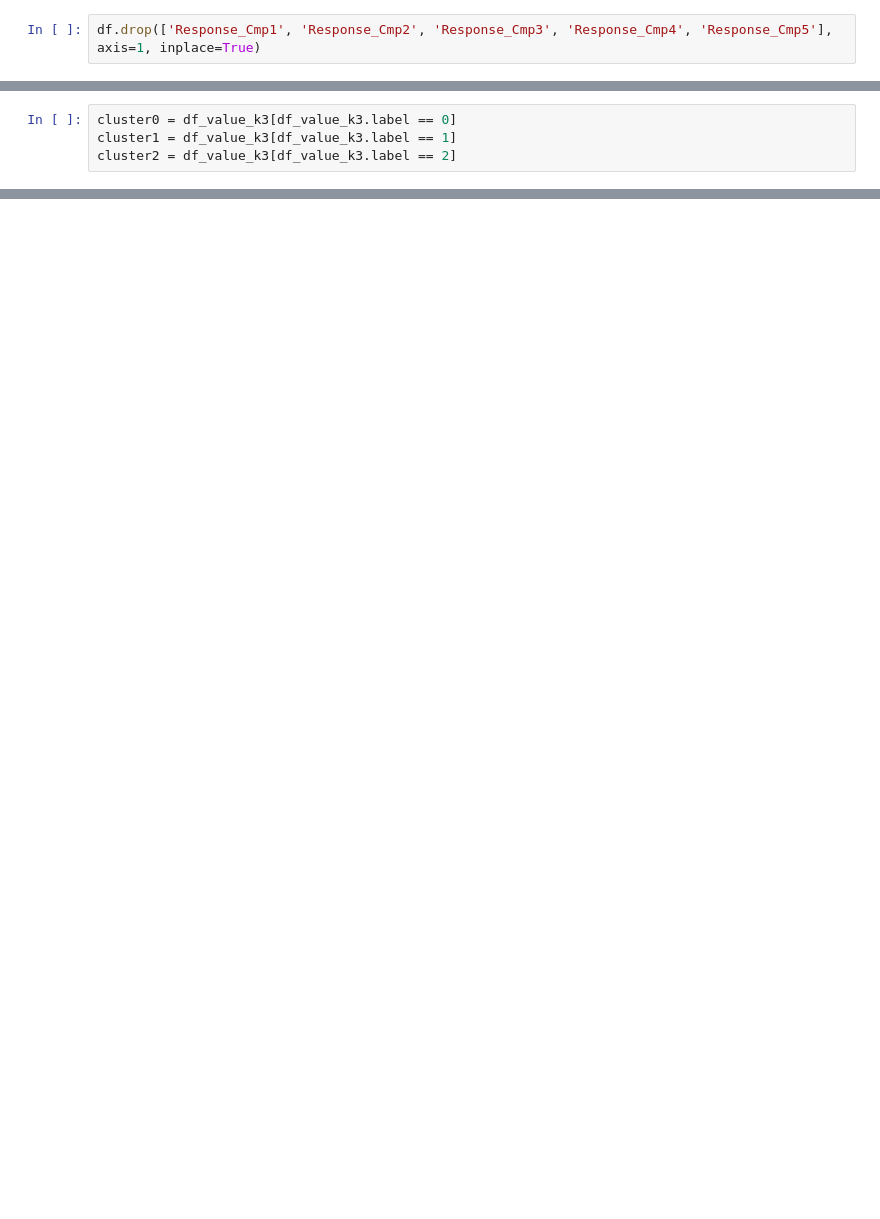
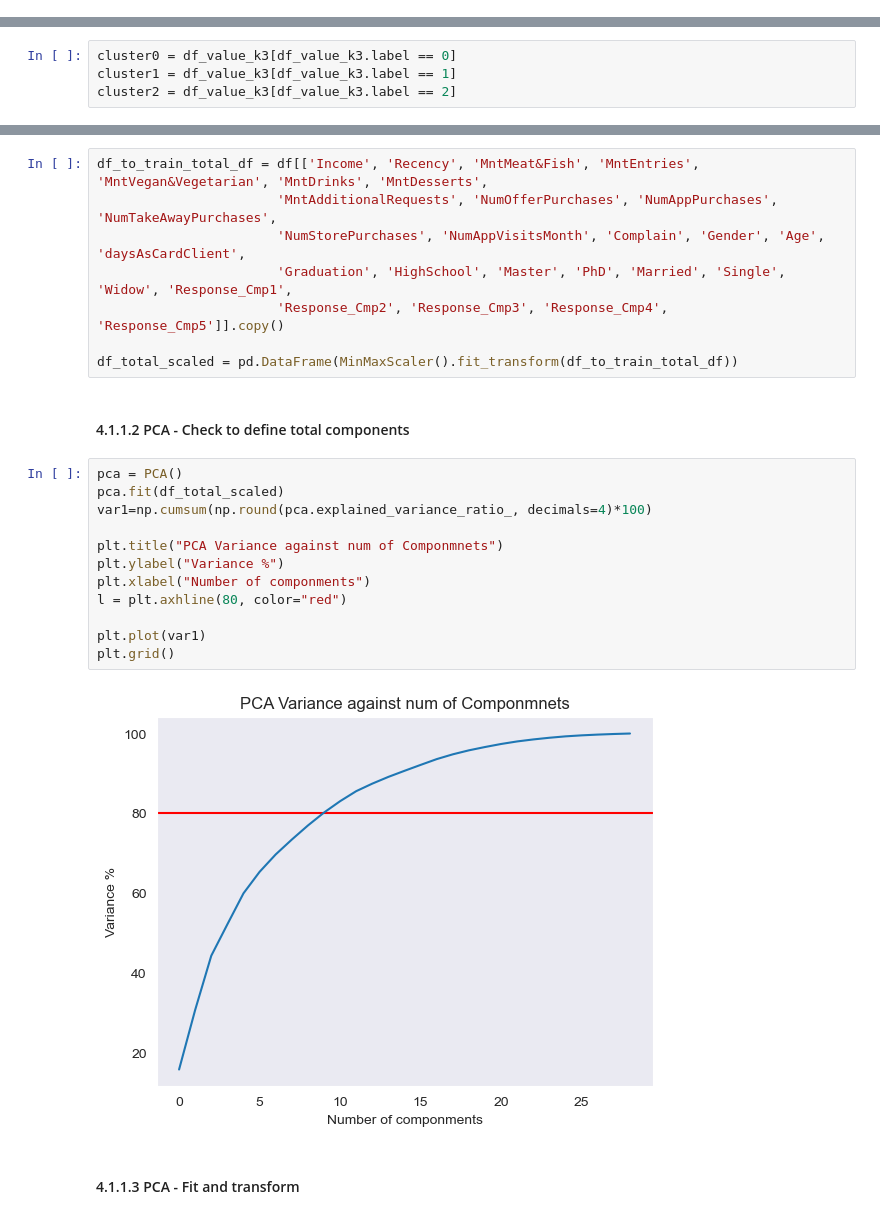
Before and after one commit to MikeOlhao/DSML_projeto, a Jupyter notebook: DSML_202223_Clusters_Group09_Notebook_semgraficos.ipynb, the cells around one changed output, grey strips where cells are left out. Drawn from its saved outputs; the diff is of its cells as text; blank space fills up the shorter version.

Commit message:
Murilo master model (#43)
* add ### 4.1.1 [Murilo] - PCA + Kmeans - Total DF

* add scatterplt

* fix imports

* merge

* add PCA + Kmeans - Total DF and fix imports

```diff
--- a/DSML_202223_Clusters_Group09_Notebook_semgraficos.ipynb
+++ b/DSML_202223_Clusters_Group09_Notebook_semgraficos.ipynb
@@ -312,8 +544,6 @@ df['Mnt_pday_card']= df.MntTotal/df.daysAsCardClient
 # %%
 df['Response_Campaigns'] = df['Response_Cmp1'] + df['Response_Cmp2'] + df['Response_Cmp3'] + df['Response_Cmp4'] + df[
        'Response_Cmp5']
-# %%
-df.drop(['Response_Cmp1', 'Response_Cmp2', 'Response_Cmp3', 'Response_Cmp4', 'Response_Cmp5'], axis=1, inplace=True)
 # %% [markdown]
 #### Create Total Kids
 # %%
@@ -595,0 +1055,26 @@ plt.legend()
+# %%
+df_to_train_total_df = df[['Income', 'Recency', 'MntMeat&Fish', 'MntEntries', 'MntVegan&Vegetarian', 'MntDrinks', 'MntDesserts',
+                       'MntAdditionalRequests', 'NumOfferPurchases', 'NumAppPurchases', 'NumTakeAwayPurchases',
+                       'NumStorePurchases', 'NumAppVisitsMonth', 'Complain', 'Gender', 'Age', 'daysAsCardClient',
+                       'Graduation', 'HighSchool', 'Master', 'PhD', 'Married', 'Single', 'Widow', 'Response_Cmp1',
+                       'Response_Cmp2', 'Response_Cmp3', 'Response_Cmp4', 'Response_Cmp5']].copy()
+
+df_total_scaled = pd.DataFrame(MinMaxScaler().fit_transform(df_to_train_total_df))
+# %% [markdown]
+#### 4.1.1.2 PCA - Check to define total components
+# %%
+pca = PCA()
+pca.fit(df_total_scaled)
+var1=np.cumsum(np.round(pca.explained_variance_ratio_, decimals=4)*100)
+
+plt.title("PCA Variance against num of Componmnets")
+plt.ylabel("Variance %")
+plt.xlabel("Number of componments")
+l = plt.axhline(80, color="red")
+
+plt.plot(var1)
+plt.grid()
+# %% [output]
+[figure, added]
+# %% [markdown]
+#### 4.1.1.3 PCA - Fit and transform
```
Also changed, not shown: parts of 58 cells of this notebook, 1 other file.
